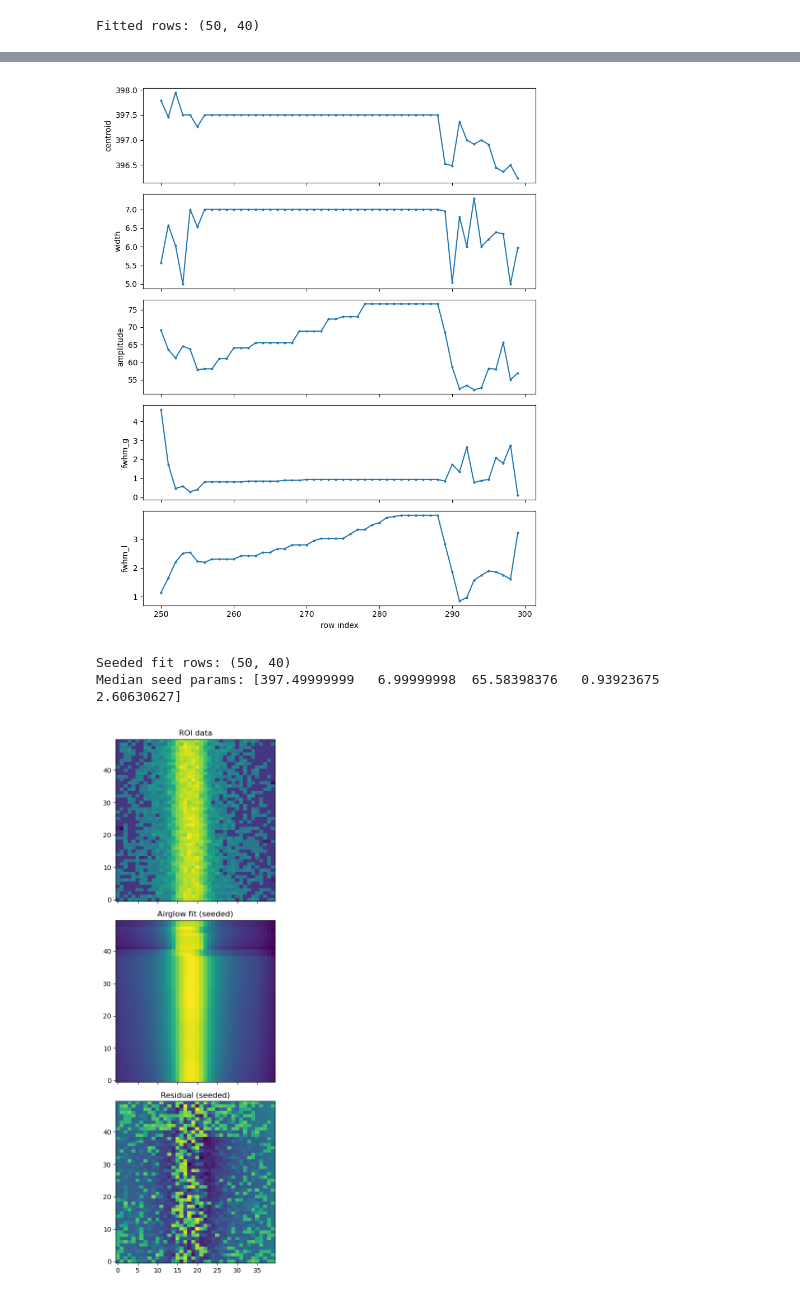
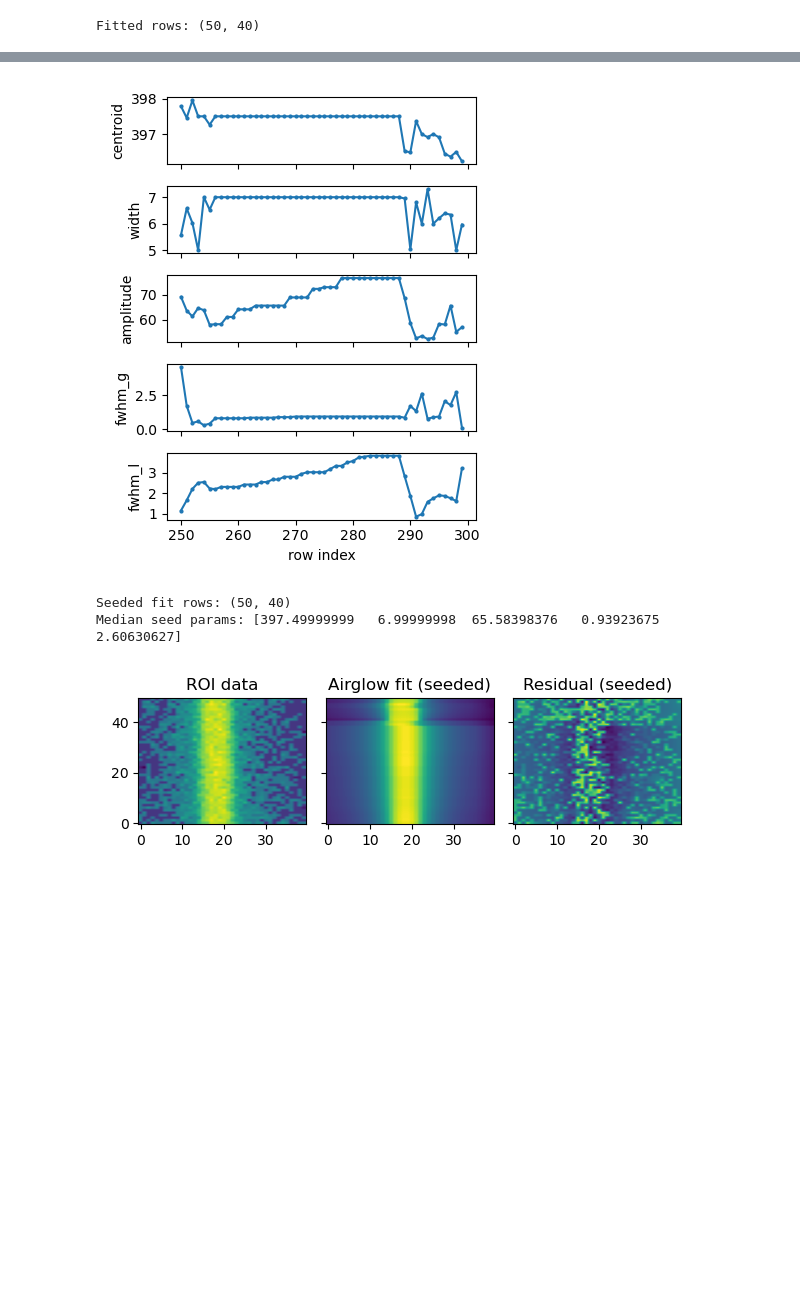
Before and after one commit to parkus/airglow, a Jupyter notebook: notebooks/00_systematics_2d_dev.ipynb, the cells around one changed output, grey strips where cells are left out. Saved outputs shown, nothing was run; the diff lists cells and outputs as text; code cells hidden in the pictures; blank space fills up the shorter version.

```diff
--- a/notebooks/00_systematics_2d_dev.ipynb
+++ b/notebooks/00_systematics_2d_dev.ipynb
@@ -159,7 +159,7 @@ Fitted rows: (50, 40)
 roi_data = sci[roi_y0:roi_y1, roi_x0:roi_x1]
 residual = roi_data - roi_fit
 
-fig, axes = plt.subplots(3,1, figsize=(4,12), sharex=True, sharey=True)
+fig, axes = plt.subplots(3,1, figsize=(6,2), sharex=True, sharey=True)
 
 for ax, img, title in zip(
     axes,
@@ -178,14 +178,14 @@ plt.tight_layout()
 params = fit_results["params"]
 labels = ["centroid", "width", "amplitude", "fwhm_g", "fwhm_l"]
 
-fig, axes = plt.subplots(len(labels), 1, figsize=(8, 10), sharex=True)
+fig, axes = plt.subplots(len(labels), 1, figsize=(4,5), sharex=True)
 for i, (ax, label) in enumerate(zip(axes, labels)):
     ax.plot(row_indices, params[:, i], marker="o", ms=2)
     ax.set_ylabel(label)
 axes[-1].set_xlabel("row index")
 plt.tight_layout()
 # %% [output]
-[figure, old version]
+[figure, new version]
 # %%
 # Fit again using median params from first run as seed
 median_params = np.nanmedian(fit_results["params"], axis=0)
@@ -211,21 +211,21 @@ Median seed params: [397.49999999   6.99999998  65.58398376   0.93923675   2.606
 # %%
 # Plot original ROI, seeded-fit image, and difference
 roi_data = sci[roi_y0:roi_y1, roi_x0:roi_x1]
 residual_seeded = roi_data - roi_fit_seeded
 
-fig, axes = plt.subplots(3, 1, figsize=(4, 12), sharex=True, sharey=True)
+fig, axes = plt.subplots(1, 3, figsize=(6,2), sharex=True, sharey=True)
 
 for ax, img, title in zip(
     axes,
     [roi_data, roi_fit_seeded, residual_seeded],
     ["ROI data", "Airglow fit (seeded)", "Residual (seeded)"],
 ):
     disp = np.cbrt(img)
     ax.imshow(disp, origin="lower", aspect="auto")
     ax.set_title(title)
 plt.tight_layout()
 # %% [output]
-[figure, old version]
+[figure, new version]
 # %%
 # Plot seeded-fit parameters vs row index
 params_seeded = fit_results_seeded["params"]
```
Also changed, not shown: parts of 16 cells of this notebook.
